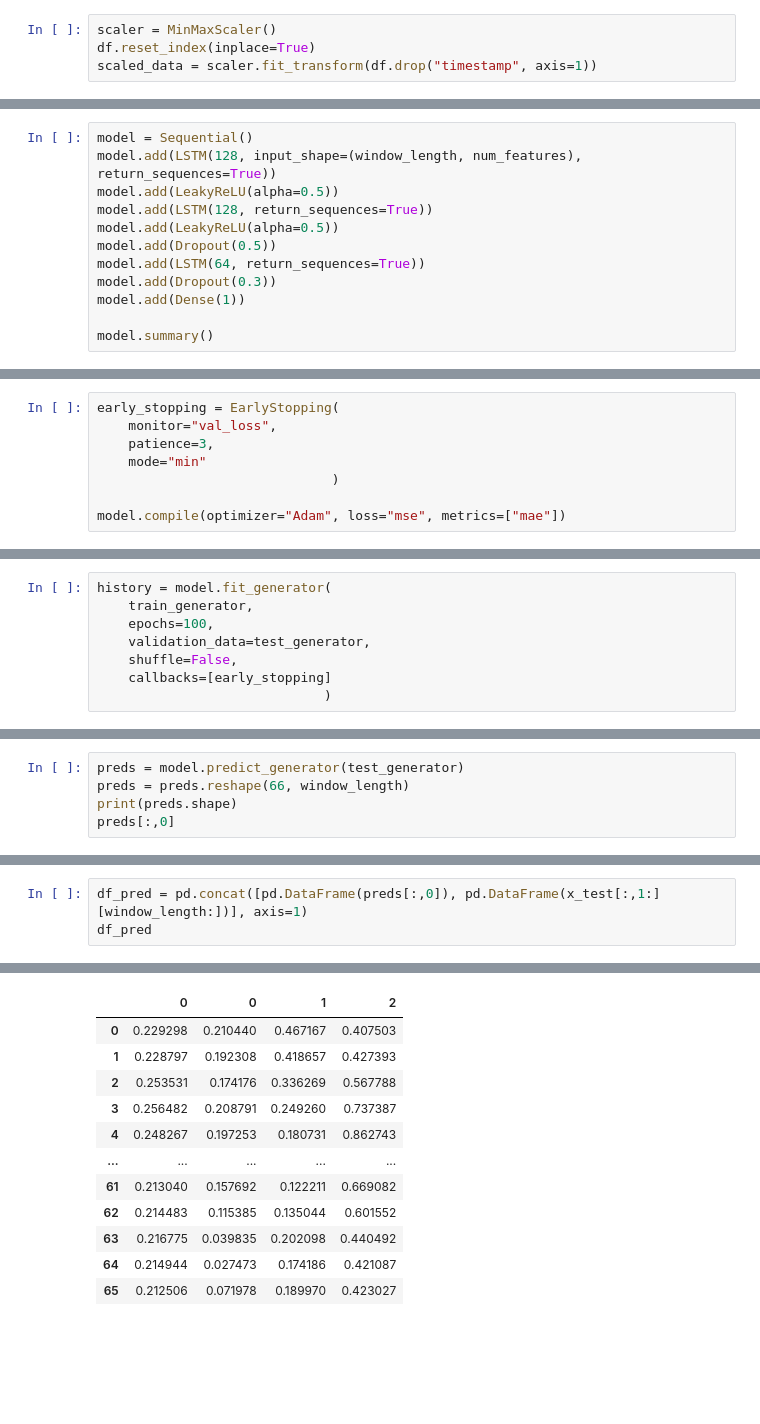
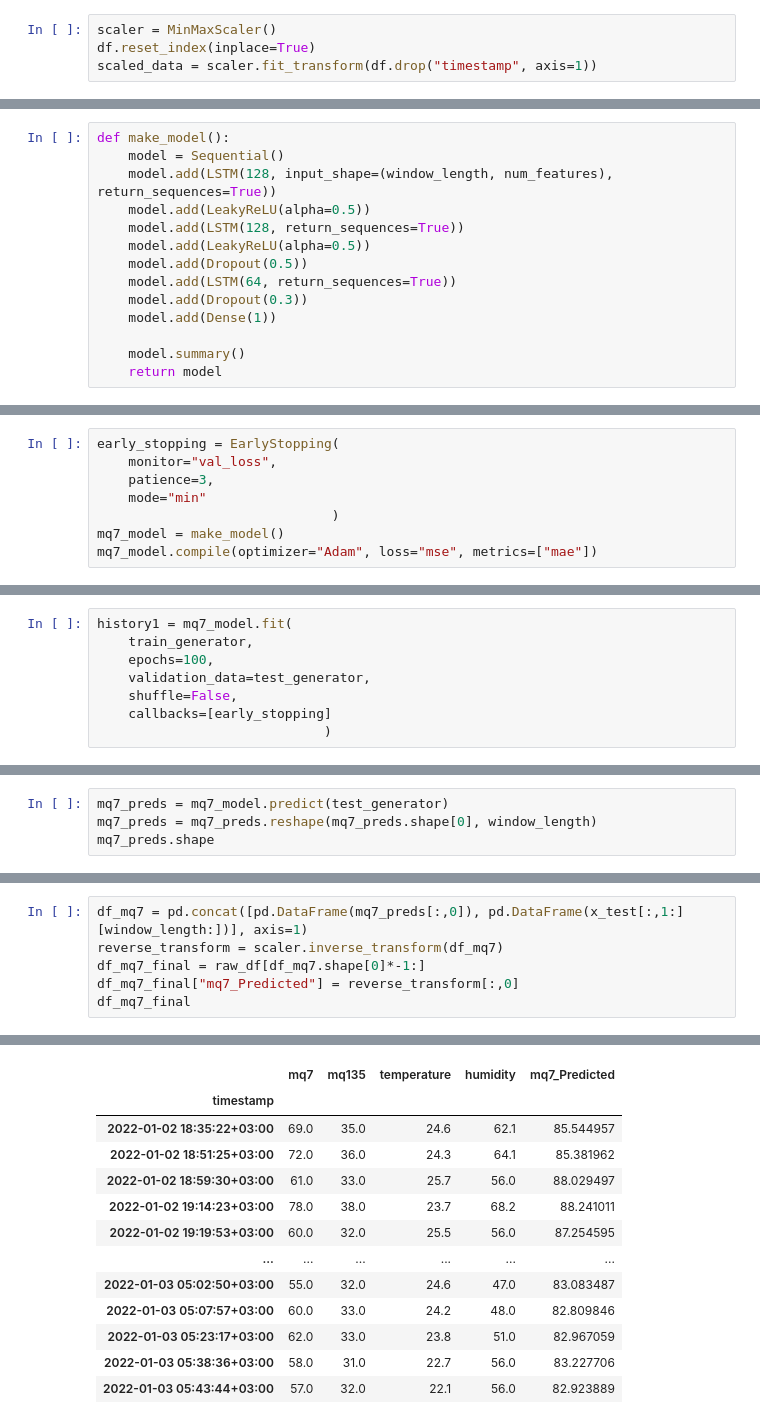
Before and after one commit to sam505/Air_Pollution_Monitoring, a Jupyter notebook: Data_Analysis_Visualization/Model_training.ipynb, the cells around one changed output, grey strips where cells are left out. Cells and saved outputs as stored; diff of their text form; blank space fills up the shorter version.

```diff
--- a/Data_Analysis_Visualization/Model_training.ipynb
+++ b/Data_Analysis_Visualization/Model_training.ipynb
@@ -144,12 +125,14 @@ train_generator[0]
 # %%
-model = Sequential()
-model.add(LSTM(128, input_shape=(window_length, num_features), return_sequences=True))
-model.add(LeakyReLU(alpha=0.5))
-model.add(LSTM(128, return_sequences=True))
-model.add(LeakyReLU(alpha=0.5))
-model.add(Dropout(0.5))
-model.add(LSTM(64, return_sequences=True))
-model.add(Dropout(0.3))
-model.add(Dense(1))
+def make_model():
+    model = Sequential()
+    model.add(LSTM(128, input_shape=(window_length, num_features), return_sequences=True))
+    model.add(LeakyReLU(alpha=0.5))
+    model.add(LSTM(128, return_sequences=True))
+    model.add(LeakyReLU(alpha=0.5))
+    model.add(Dropout(0.5))
+    model.add(LSTM(64, return_sequences=True))
+    model.add(Dropout(0.3))
+    model.add(Dense(1))
 
-model.summary()
+    model.summary()
+    return model
@@ -177,5 +142,5 @@ early_stopping = EarlyStopping(
     patience=3,
     mode="min"
                               )
-
-model.compile(optimizer="Adam", loss="mse", metrics=["mae"])
+mq7_model = make_model()
+mq7_model.compile(optimizer="Adam", loss="mse", metrics=["mae"])
@@ -182,5 +191,5 @@ model.compile(optimizer="Adam", loss="mse", metrics=["mae"])
 # %%
-history = model.fit_generator(
+history1 = mq7_model.fit(
     train_generator,
     epochs=100,
     validation_data=test_generator,
@@ -213,6 +253,5 @@ model.evaluate(test_generator, verbose=0)
 # %%
-preds = model.predict_generator(test_generator)
-preds = preds.reshape(66, window_length)
-print(preds.shape)
-preds[:,0]
+mq7_preds = mq7_model.predict(test_generator)
+mq7_preds = mq7_preds.reshape(mq7_preds.shape[0], window_length)
+mq7_preds.shape
 # %% [output]
@@ -254,4 +265,7 @@ array([[0.21043956, 0.46716683, 0.40750323],
 # %%
-df_pred = pd.concat([pd.DataFrame(preds[:,0]), pd.DataFrame(x_test[:,1:][window_length:])], axis=1)
-df_pred
+df_mq7 = pd.concat([pd.DataFrame(mq7_preds[:,0]), pd.DataFrame(x_test[:,1:][window_length:])], axis=1)
+reverse_transform = scaler.inverse_transform(df_mq7)
+df_mq7_final = raw_df[df_mq7.shape[0]*-1:]
+df_mq7_final["mq7_Predicted"] = reverse_transform[:,0]
+df_mq7_final
 # %% [output]
@@ -258,12 +277,13 @@ df_pred
-|  | 0 | 0 | 1 | 2 |
-| 0 | 0.229298 | 0.210440 | 0.467167 | 0.407503 |
-| 1 | 0.228797 | 0.192308 | 0.418657 | 0.427393 |
-| 2 | 0.253531 | 0.174176 | 0.336269 | 0.567788 |
-| 3 | 0.256482 | 0.208791 | 0.249260 | 0.737387 |
-| 4 | 0.248267 | 0.197253 | 0.180731 | 0.862743 |
-| ... | ... | ... | ... | ... |
-| 61 | 0.213040 | 0.157692 | 0.122211 | 0.669082 |
-| 62 | 0.214483 | 0.115385 | 0.135044 | 0.601552 |
-| 63 | 0.216775 | 0.039835 | 0.202098 | 0.440492 |
-| 64 | 0.214944 | 0.027473 | 0.174186 | 0.421087 |
-| 65 | 0.212506 | 0.071978 | 0.189970 | 0.423027 |
+|  | mq7 | mq135 | temperature | humidity | mq7_Predicted |
+| timestamp |  |  |  |  |  |
+| 2022-01-02 18:35:22+03:00 | 69.0 | 35.0 | 24.6 | 62.1 | 85.544957 |
+| 2022-01-02 18:51:25+03:00 | 72.0 | 36.0 | 24.3 | 64.1 | 85.381962 |
+| 2022-01-02 18:59:30+03:00 | 61.0 | 33.0 | 25.7 | 56.0 | 88.029497 |
+| 2022-01-02 19:14:23+03:00 | 78.0 | 38.0 | 23.7 | 68.2 | 88.241011 |
+| 2022-01-02 19:19:53+03:00 | 60.0 | 32.0 | 25.5 | 56.0 | 87.254595 |
+| ... | ... | ... | ... | ... | ... |
+| 2022-01-03 05:02:50+03:00 | 55.0 | 32.0 | 24.6 | 47.0 | 83.083487 |
+| 2022-01-03 05:07:57+03:00 | 60.0 | 33.0 | 24.2 | 48.0 | 82.809846 |
+| 2022-01-03 05:23:17+03:00 | 62.0 | 33.0 | 23.8 | 51.0 | 82.967059 |
+| 2022-01-03 05:38:36+03:00 | 58.0 | 31.0 | 22.7 | 56.0 | 83.227706 |
+| 2022-01-03 05:43:44+03:00 | 57.0 | 32.0 | 22.1 | 56.0 | 82.923889 |
```
Also changed, not shown: parts of 24 cells of this notebook, 5 other files.
